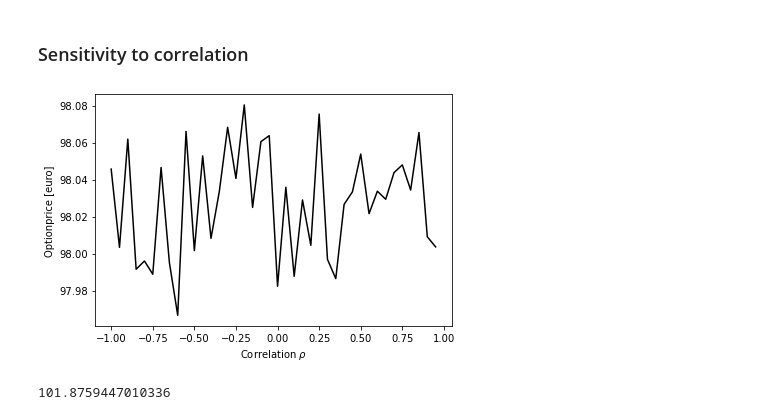
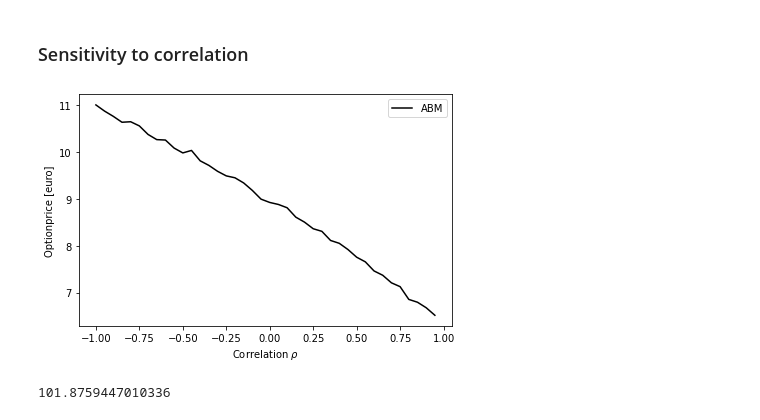
Before and after one commit to WillemJan9519/SPFDM-2, a Jupyter notebook: SPFDM 2.ipynb, the cells around one changed output. Drawn from its saved outputs; the diff is of its cells as text; code cells hidden in the pictures.

```diff
--- a/SPFDM 2.ipynb
+++ b/SPFDM 2.ipynb
@@ -881,23 +895,24 @@ BS_MC_strike()
 # %%
 
 def worker(rho,K):
-    BGMB_ = multivariate_brownian(Npaths = 1000000, Ntimesteps = 30, T = 1,rho=rho, ABM=True)
+    BGMB_ = multivariate_brownian(Npaths = 100000, Ntimesteps = 30, T = 1,rho=rho, ABM=True)
     return BGMB_.option_price(K)
 
 def var_corr():
-    K = 100
+    K = 200
     rhos = np.arange(-1,1.01,0.05)
     optionprices = np.array(Parallel(n_jobs=11)(delayed(worker)(rho,K) for rho in rhos))
     plt.figure(figsize=(6,4))
-    plt.plot(rhos, optionprices,color='black')
+    plt.plot(rhos, optionprices,color='black', label='ABM')
     plt.xlabel(r'Correlation $\rho$')
     plt.ylabel('Optionprice [euro]')
+    plt.legend()
     plt.tight_layout()
-    plt.savefig('optionprice_vs_corr.pdf')
+    plt.savefig('ABMoptionprice_vs_corr.pdf')
 
 var_corr()
 # %% [output]
-[figure, old version]
+[figure, new version]
 # %%
 worker(1,100)
 # %% [output]
```
Also changed, not shown: parts of 2 cells of this notebook.
